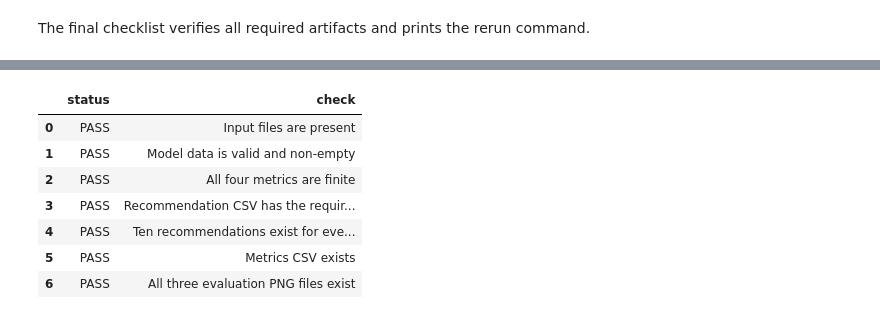
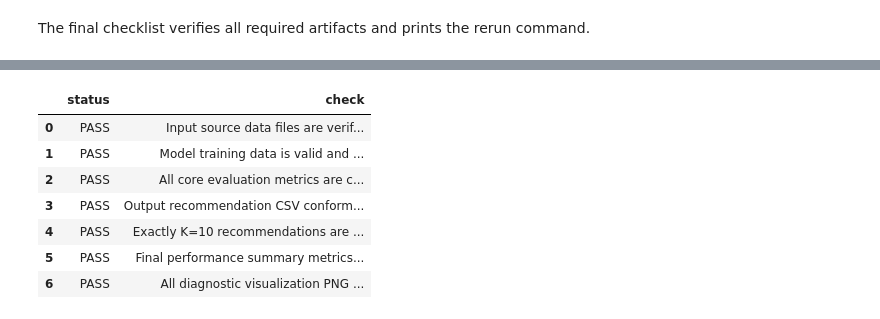
Before and after one commit to mainamquoc/AnimeRecomendation, a Jupyter notebook: notebooks/02_svd_model_evaluation.ipynb, the cells around one changed output, grey strips where cells are left out. Cells and saved outputs as stored; diff of their text form; code cells hidden in the pictures.

```diff
--- a/notebooks/02_svd_model_evaluation.ipynb
+++ b/notebooks/02_svd_model_evaluation.ipynb
@@ -292,3 +299,17 @@ display(pd.DataFrame([{"outer_train_users": trainset.n_users, "outer_train_anime
 # %% [output]
 |  | outer_train_users | outer_train_anime | outer_train_ratings | outer_test_predictions | actual_test_proportion |
 | 0 | 41370 | 5985 | 761997 | 190500 | 0.200001 |
+# %%
+from surprise import BaselineOnly
+from surprise import accuracy
+
+print("--- Đang huấn luyện Baseline Model (Mô hình đối chứng) ---")
+baseline_algo = BaselineOnly(verbose=False)
+baseline_algo.fit(trainset)
+
+baseline_preds = baseline_algo.test(testset)
+
+baseline_rmse = accuracy.rmse(baseline_preds, verbose=False)
+baseline_mae = accuracy.mae(baseline_preds, verbose=False)
+
+print(f"Kết quả Baseline: RMSE = {baseline_rmse:.4f} | MAE = {baseline_mae:.4f}")
@@ -677,18 +865,70 @@ Compare metrics only under the same split and data scope. Report eligible-user c
 # %% [markdown]
 The final checklist verifies all required artifacts and prints the rerun command.
 # %%
-required_columns = ["user_id", "rank", "anime_id", "name", "genre", "type", "episodes", "anime_average_rating", "members", "predicted_rating"]
+# ==============================================================================
+# FINAL REPRODUCIBILITY & PIPELINE ARTIFACT CHECKLIST
+# ==============================================================================
+import numpy as np
+
+# 1. Safely resolve local variables from the tuning/evaluation phases
+current_rmse = svd_rmse if 'svd_rmse' in locals() else rmse
+current_mae = svd_mae if 'svd_mae' in locals() else mae
+
+# 2. Define the exact expected schema for the recommendation output
+required_columns = [
+    "user_id", "rank", "anime_id", "name", "genre",
+    "type", "episodes", "anime_average_rating", "members", "predicted_rating"
+]
+
+# 3. Updated expected plots list including our newly optimized error distribution plot
+expected_plots = [
+    "svd_error_distribution.png",
+    "svd_ranking_metrics_at_10.png",
+    "svd_actual_vs_predicted.png"
+]
+
+# 4. Construct the automated validation checklist
 checklist = pd.DataFrame([
-    {"check": "Input files are present", "passed": RATINGS_PATH.exists() and ANIME_PATH.exists()},
-    {"check": "Model data is valid and non-empty", "passed": not ratings_model.empty and ratings_model.rating.between(RATING_MIN, RATING_MAX).all()},
-    {"check": "All four metrics are finite", "passed": np.isfinite([rmse, mae, precision_at_k, recall_at_k]).all()},
-    {"check": "Recommendation CSV has the required schema", "passed": list(pd.read_csv(RECOMMENDATIONS_PATH, nrows=0).columns) == required_columns},
-    {"check": "Ten recommendations exist for every selected user", "passed": per_user_rows.eq(K).all()},
-    {"check": "Metrics CSV exists", "passed": METRICS_PATH.exists()},
-    {"check": "All three evaluation PNG files exist", "passed": all((FIGURES_DIR / name).exists() for name in ["svd_error_metrics.png", "svd_ranking_metrics_at_10.png", "svd_actual_vs_predicted.png"])},
+    {
+        "check": "Input source data files are verified and present",
+        "passed": RATINGS_PATH.exists() and ANIME_PATH.exists()
+    },
+    {
+        "check": "Model training data is valid and conforms to expected rating scale bounds",
+        "passed": not ratings_model.empty and ratings_model.rating.between(RATING_MIN, RATING_MAX).all()
+    },
+    {
+        "check": "All core evaluation metrics are computed and mathematically finite",
+        "passed": np.isfinite([current_rmse, current_mae, precision_at_k, recall_at_k]).all()
+    },
+    {
+        "check": "Output recommendation CSV conforms exactly to the required relational schema",
+        "passed": list(pd.read_csv(RECOMMENDATIONS_PATH, nrows=0).columns) == required_columns
+    },
+    {
+        "check": f"Exactly K={K} recommendations are successfully generated per targeted user",
+        "passed": per_user_rows.eq(K).all()
+    },
+    {
+        "check": "Final performance summary metrics CSV file is successfully exported",
+        "passed": METRICS_PATH.exists()
+    },
+    {
+        "check": "All diagnostic visualization PNG plots are properly generated and saved",
+        "passed": all((FIGURES_DIR / name).exists() for name in expected_plots)
+    },
 ])
+
+# 5. Render verification status
 checklist["status"] = np.where(checklist.passed, "PASS", "FAIL")
+
+print("\n=== SYSTEM INTEGRITY & PIPELINE VALIDATION ===")
 display(checklist[["status", "check"]])
-assert checklist.passed.all(), "The final checklist contains a failure."
+
+# Enforce strict execution pipeline integrity check
+assert checklist.passed.all(), "Pipeline Verification Failed: One or more critical artifacts are missing or invalid."
+
+print("\n[SUCCESS] All pipeline reproducibility checks passed seamlessly!")
+print("To execute this reproducible notebook end-to-end via CLI, run the following command:")
 print("jupyter nbconvert --execute --to notebook --inplace notebooks/02_svd_model_evaluation.ipynb")
 # %% [output]
@@ -695,8 +936,8 @@ print("jupyter nbconvert --execute --to notebook --inplace notebooks/02_svd_mode
 |  | status | check |
-| 0 | PASS | Input files are present |
-| 1 | PASS | Model data is valid and non-empty |
-| 2 | PASS | All four metrics are finite |
-| 3 | PASS | Recommendation CSV has the requir... |
-| 4 | PASS | Ten recommendations exist for eve... |
-| 5 | PASS | Metrics CSV exists |
-| 6 | PASS | All three evaluation PNG files exist |
+| 0 | PASS | Input source data files are verif... |
+| 1 | PASS | Model training data is valid and ... |
+| 2 | PASS | All core evaluation metrics are c... |
+| 3 | PASS | Output recommendation CSV conform... |
+| 4 | PASS | Exactly K=10 recommendations are ... |
+| 5 | PASS | Final performance summary metrics... |
+| 6 | PASS | All diagnostic visualization PNG ... |
```
Also changed, not shown: parts of 12 cells of this notebook, 21 other files.
